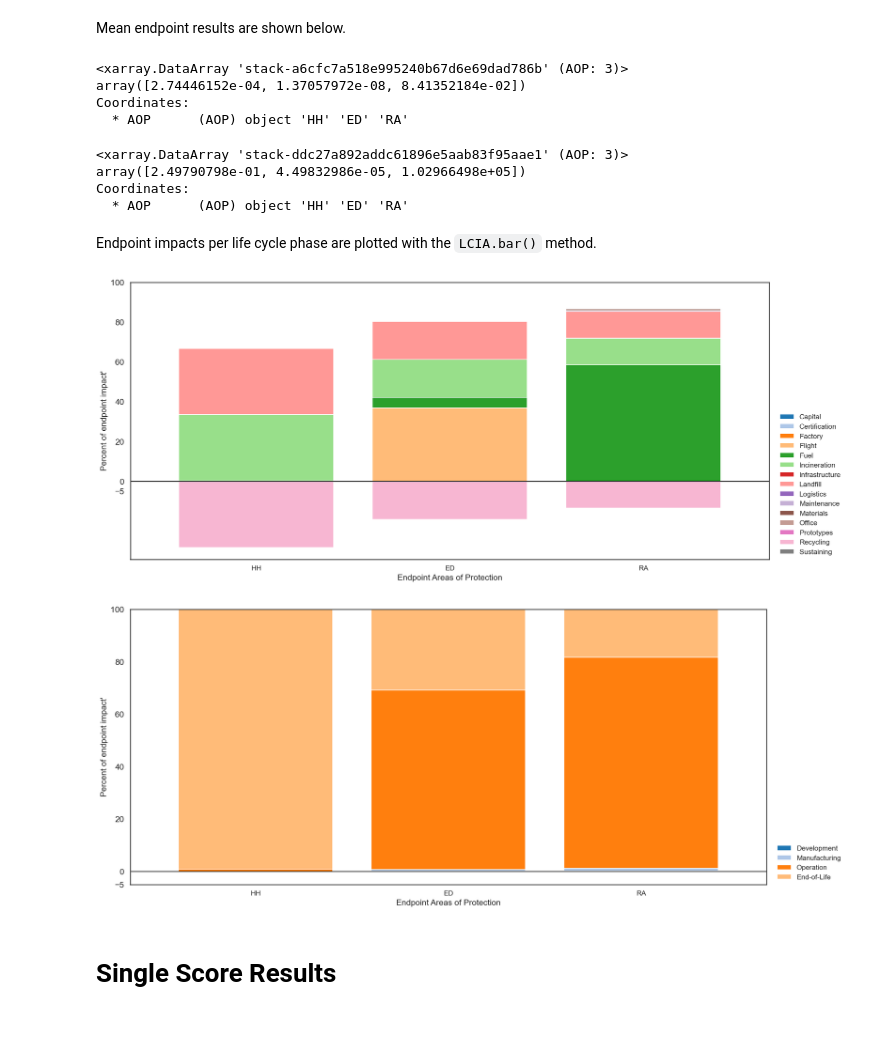
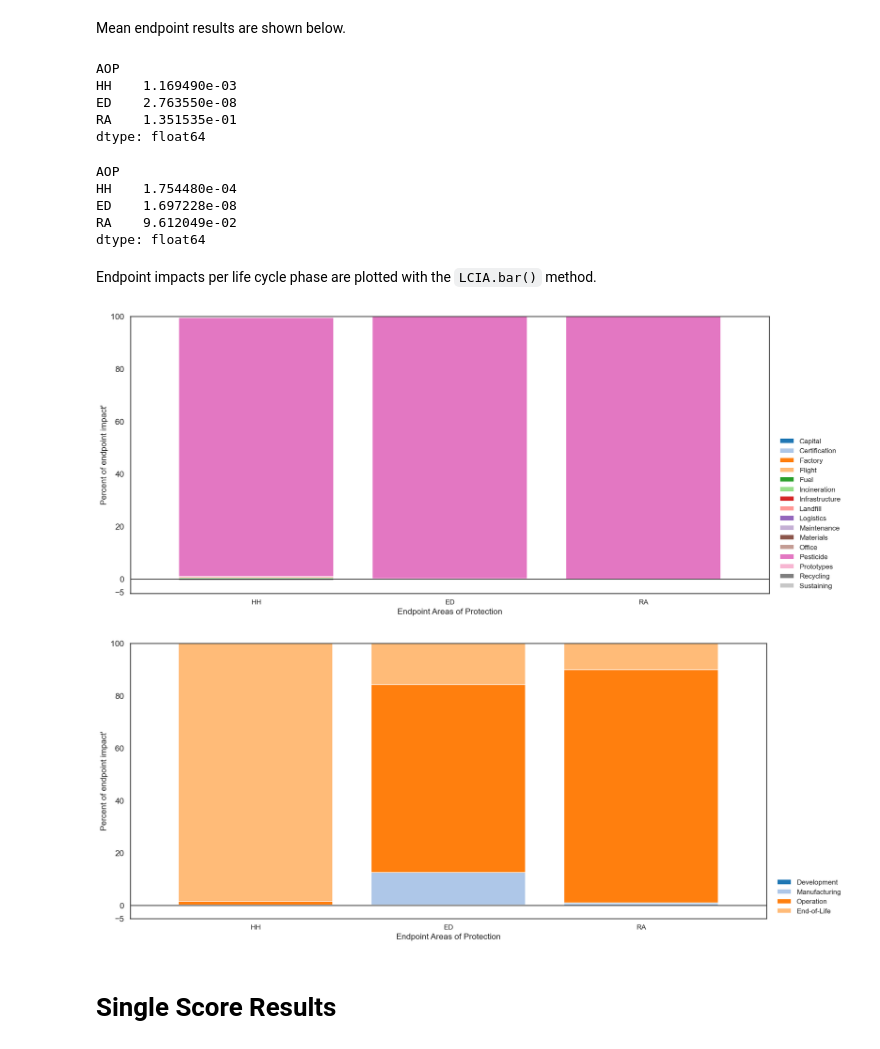
Before and after one commit to gparolin/AEco, a Jupyter notebook: Scripts/view.ipynb, the cells around one changed output. Drawn from its saved outputs; the diff is of its cells as text; code cells hidden in the pictures.

Commit message:
Geração de resultados Iris e Antera 1a rodada

```diff
--- a/Scripts/view.ipynb
+++ b/Scripts/view.ipynb
@@ -11,8 +11,8 @@ This code is part of the Master's Thesis "Streamlined Life Cycle Assessment Meth
 import os
 os.chdir("C:/Users/giparoli/Documents/Projetos/AEco")
 
-#path = '.\\Outputs\\Iris_outputs'  # LCA results file path
-path = '.\\Outputs\\Antera_spray_outputs'  # LCA results file path
+iris_path = '.\\Outputs\\Iris_outputs'  # LCA results file path
+antera_path = '.\\Outputs\\Antera_spray_outputs'  # LCA results file path
 # %%
 #from Tools_Iris import *
 from Tools_Antera import *
@@ -25,8 +25,11 @@ no_pest_phases = {'Development': ['Office','Infrastructure','Capital','Prototype
                 'End-of-Life': ['Recycling','Landfill','Incineration']
                 }
 # %%
-aeco_pest = LCIA.load(path, chunks={}, LCI=False, CTV=False)
-aeco_no_pest = LCIA.load(path, chunks={}, LCI=False, CTV=False, no_pest=True, phases=no_pest_phases)
+iris_pest = LCIA.load(iris_path, chunks={}, LCI=False, CTV=False)
+iris_no_pest = LCIA.load(iris_path, chunks={}, LCI=False, CTV=False, no_pest=True, phases=no_pest_phases)
+
+antera_pest = LCIA.load(antera_path, chunks={}, LCI=False, CTV=False)
+antera_no_pest = LCIA.load(antera_path, chunks={}, LCI=False, CTV=False, no_pest=True, phases=no_pest_phases)
 # %% [markdown]
 Values extracted from `calc` notebook
 # %%
@@ -156,29 +187,31 @@ aeco.dist('EP', save=False)
 # %% [markdown]
 Mean endpoint results are shown below.
 # %%
-aeco_no_pest.mean('EP', by='sum').compute()
+antera_no_pest.mean('EP', by='sum').compute().to_pandas()
 # %% [output]
-<xarray.DataArray 'stack-a6cfc7a518e995240b67d6e69dad786b' (AOP: 3)>
-array([2.74446152e-04, 1.37057972e-08, 8.41352184e-02])
-Coordinates:
-  * AOP      (AOP) object 'HH' 'ED' 'RA'
+AOP
+HH    1.169490e-03
+ED    2.763550e-08
+RA    1.351535e-01
+dtype: float64
 # %%
-aeco_pest.mean('EP', by='sum').compute()
+iris_no_pest.mean('EP', by='sum').compute().to_pandas()
 # %% [output]
-<xarray.DataArray 'stack-ddc27a892addc61896e5aab83f95aae1' (AOP: 3)>
-array([2.49790798e-01, 4.49832986e-05, 1.02966498e+05])
-Coordinates:
-  * AOP      (AOP) object 'HH' 'ED' 'RA'
+AOP
+HH    1.754480e-04
+ED    1.697228e-08
+RA    9.612049e-02
+dtype: float64
 # %% [markdown]
 Endpoint impacts per life cycle phase are plotted with the `LCIA.bar()` method.
 # %%
-aeco_no_pest.bar('EP', subphase=True, save=False, palette='tab20')
+antera_pest.bar('EP', subphase=True, save=False, palette='tab20')
 # %% [output]
-[figure, old version]
+[figure, new version]
 # %%
-aeco_no_pest.bar('EP', subphase=False, save=False, palette='tab20')
+iris_no_pest.bar('EP', subphase=False, save=False, palette='tab20')
 # %% [output]
-[figure, old version]
+[figure, new version]
 # %% [markdown]
 # Single Score Results
 # %% [markdown]
```
Also changed, not shown: parts of 19 cells of this notebook, 6 other files.
